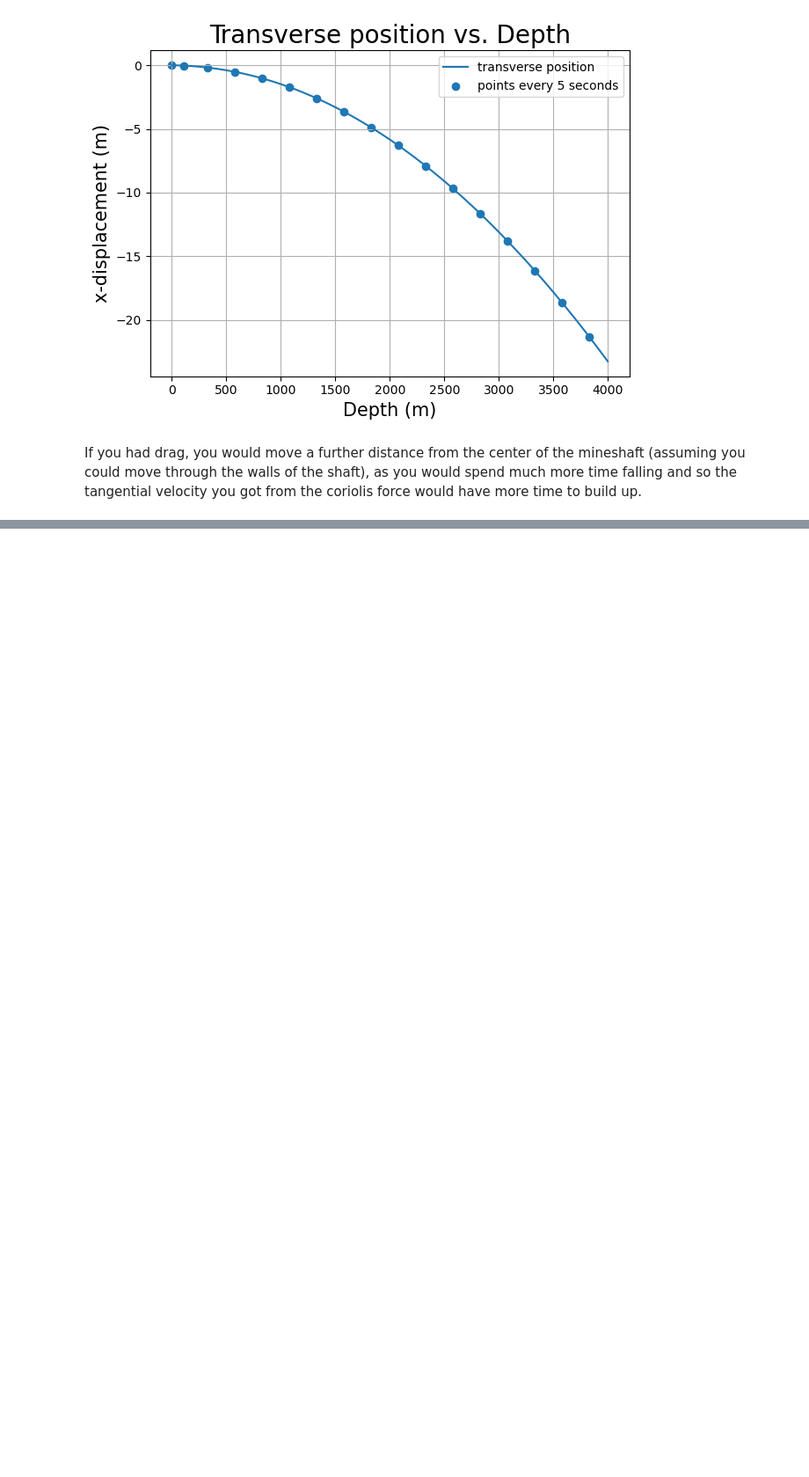
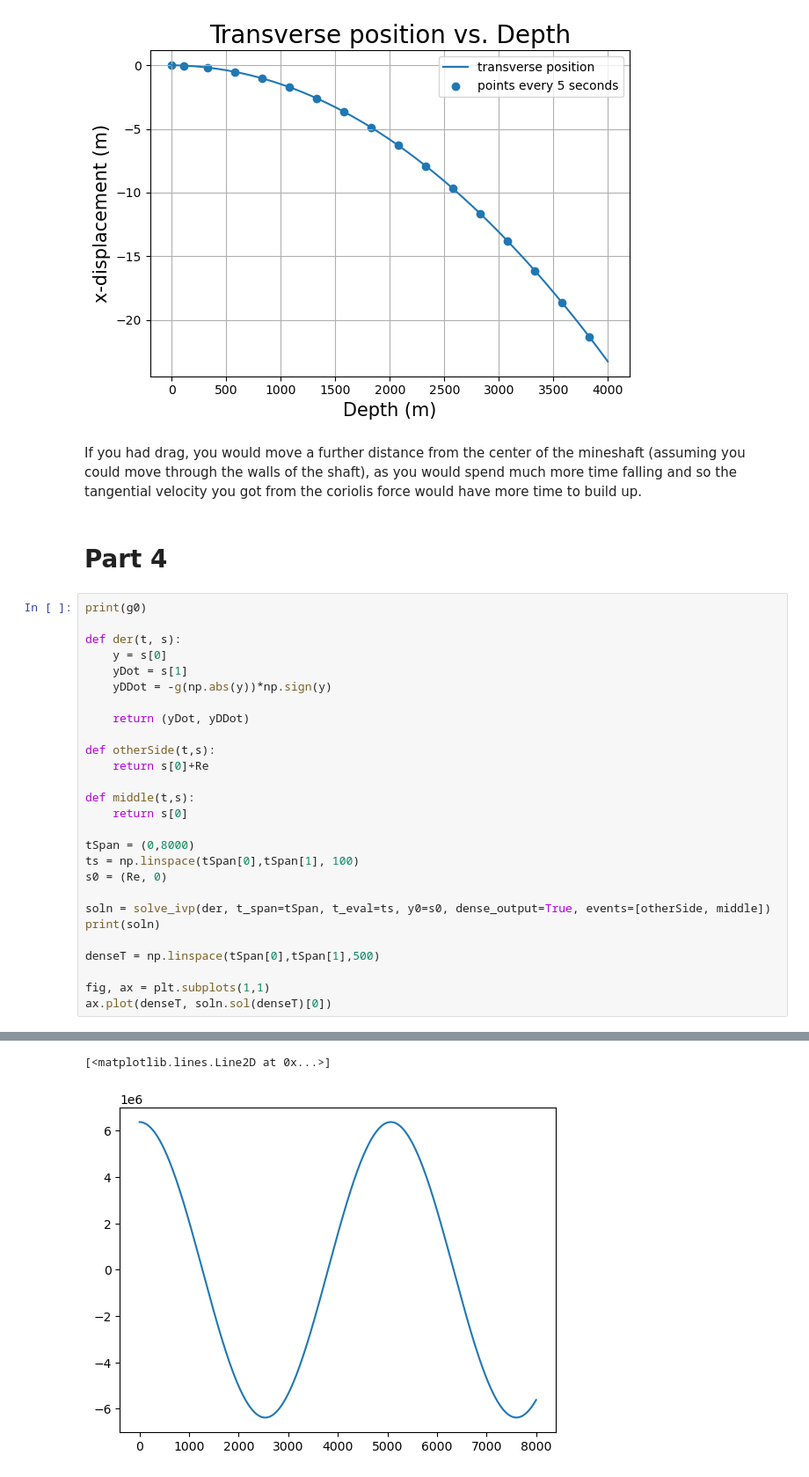
Before and after one commit to MatthewPrem/PHYS265-spring25, a Jupyter notebook: Lab2/Lab 2.ipynb, the cells around one changed output, grey strips where cells are left out. Shown at 88% size. Drawn from its saved outputs; the diff is of its cells as text; blank space fills up the shorter version.

Commit message:
First part of 4

```diff
--- a/Lab2/Lab 2.ipynb
+++ b/Lab2/Lab 2.ipynb
@@ -215,3 +215,33 @@ fig.tight_layout()
 [figure]
 # %% [markdown]
 If you had drag, you would move a further distance from the center of the mineshaft (assuming you could move through the walls of the shaft), as you would spend much more time falling and so the tangential velocity you got from the coriolis force would have more time to build up.
+# %% [markdown]
+# Part 4
+# %%
+print(g0)
+
+def der(t, s):
+    y = s[0]
+    yDot = s[1]
+    yDDot = -g(np.abs(y))*np.sign(y)
+
+    return (yDot, yDDot)
+
+def otherSide(t,s):
+    return s[0]+Re
+
+def middle(t,s):
+    return s[0]
+
+tSpan = (0,8000)
+ts = np.linspace(tSpan[0],tSpan[1], 100)
+s0 = (Re, 0)
+
+soln = solve_ivp(der, t_span=tSpan, t_eval=ts, y0=s0, dense_output=True, events=[otherSide, middle])
+print(soln)
+
+denseT = np.linspace(tSpan[0],tSpan[1],500)
+
+fig, ax = plt.subplots(1,1)
+ax.plot(denseT, soln.sol(denseT)[0])
+# %% [output]
@@ -217,0 +263,2 @@ If you had drag, you would move a further distance from the center of the minesh
+[<matplotlib.lines.Line2D at 0x...>]
+[figure, added]
```
Also changed, not shown: parts of 1 cell of this notebook.
